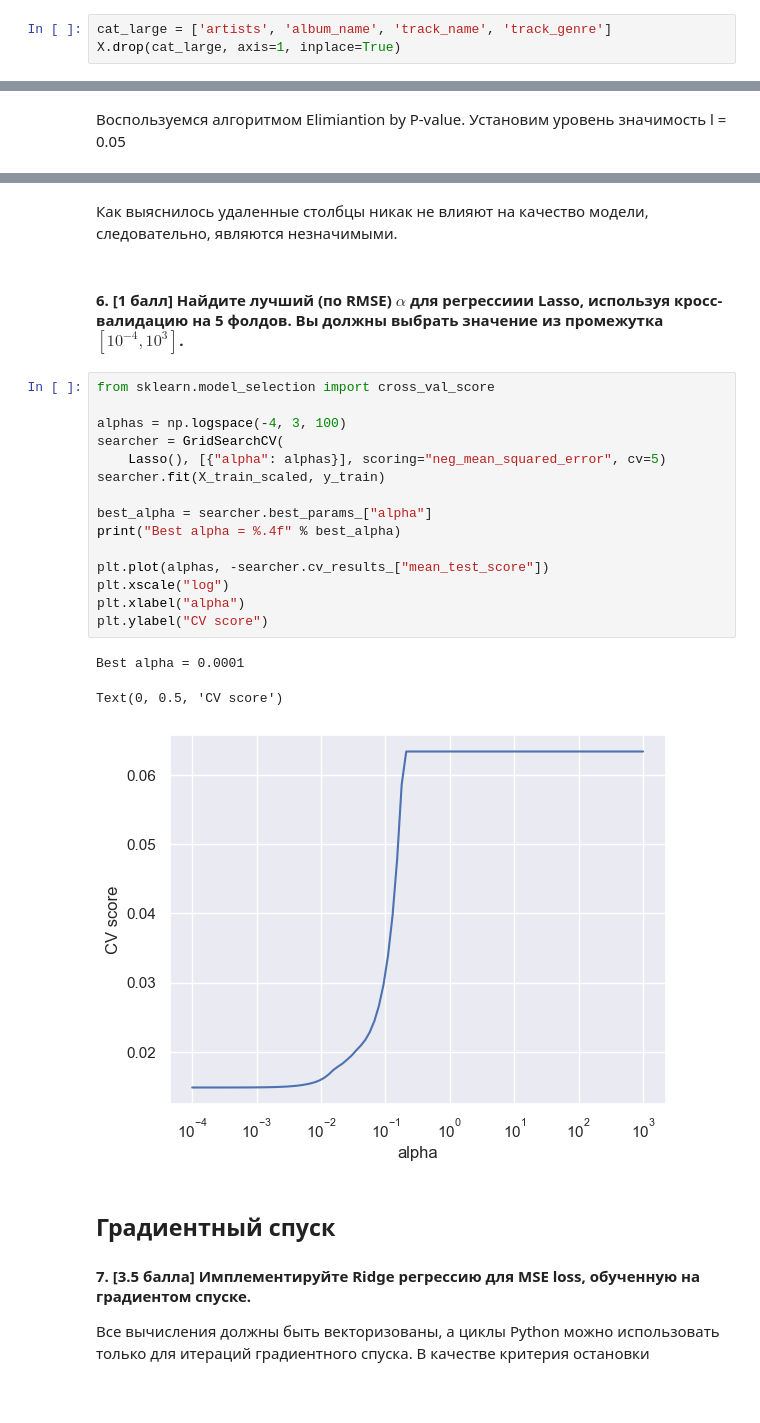
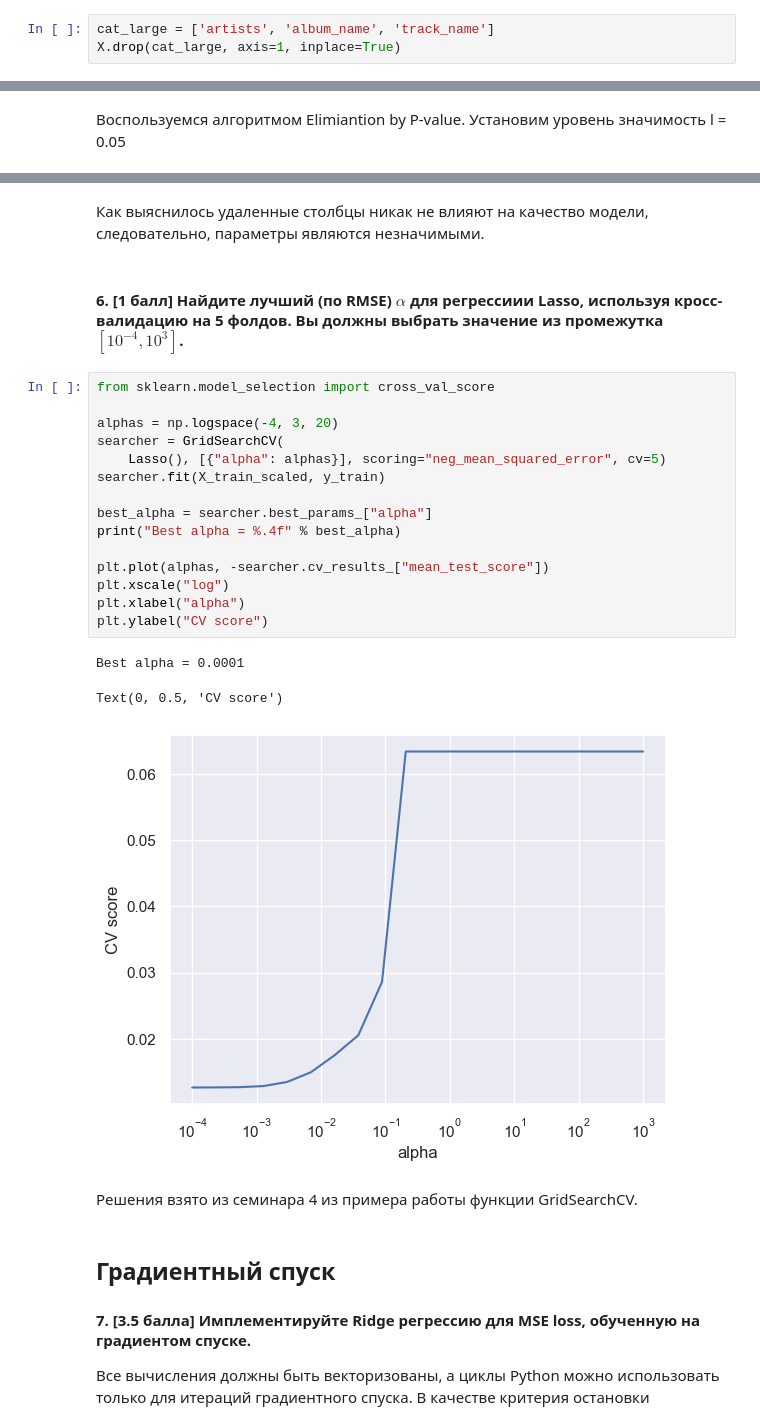
Before and after one commit to Bogdan108/ML, a Jupyter notebook: HW/HW_2/hw2_2023.ipynb, the cells around one changed output, grey strips where cells are left out. Cells and saved outputs as stored; diff of their text form; blank space fills up the shorter version.

```diff
--- a/HW/HW_2/hw2_2023.ipynb
+++ b/HW/HW_2/hw2_2023.ipynb
@@ -104,7 +108,7 @@ dtype: int64
 # %% [markdown]
 Уберем все категориальные признаки, которые имеют большое количество уникальный значений, так как они будут плохо влиять на результат предсказания модели.
 # %%
-cat_large = ['artists', 'album_name', 'track_name', 'track_genre']
+cat_large = ['artists', 'album_name', 'track_name']
 X.drop(cat_large, axis=1, inplace=True)
 # %% [markdown]
 С помощью метода One-Hot Encoding происходит инерпретация категориальных признаков. Данный метод оптимален в данном случае, так как мы работаем с номинальными категориальными переменными.
@@ -504,26 +460,28 @@ Notes:
 # %% [markdown]
-Как выяснилось удаленные столбцы никак не влияют на качество модели, следовательно, являются незначимыми.
+Как выяснилось удаленные столбцы никак не влияют на качество модели, следовательно, параметры являются незначимыми.
 # %% [markdown]
 #### 6. [1 балл] Найдите лучший (по RMSE) $\alpha$ для регрессиии Lasso, используя кросс-валидацию на 5 фолдов. Вы должны выбрать значение из промежутка $[10^{-4}, 10^{3}]$.
 # %%
 from sklearn.model_selection import cross_val_score
 
-alphas = np.logspace(-4, 3, 100)
+alphas = np.logspace(-4, 3, 20)
 searcher = GridSearchCV(
     Lasso(), [{"alpha": alphas}], scoring="neg_mean_squared_error", cv=5)
 searcher.fit(X_train_scaled, y_train)
 
 best_alpha = searcher.best_params_["alpha"]
 print("Best alpha = %.4f" % best_alpha)
 
 plt.plot(alphas, -searcher.cv_results_["mean_test_score"])
 plt.xscale("log")
 plt.xlabel("alpha")
 plt.ylabel("CV score")
 # %% [output]
 Best alpha = 0.0001
 Text(0, 0.5, 'CV score')
-[figure, old version]
+[figure, new version]
+# %% [markdown]
+Решения взято из семинара 4 из примера работы функции GridSearchCV.
 # %% [markdown]
 ## Градиентный спуск
 
```
Also changed, not shown: parts of 22 cells of this notebook, 2 other files.
